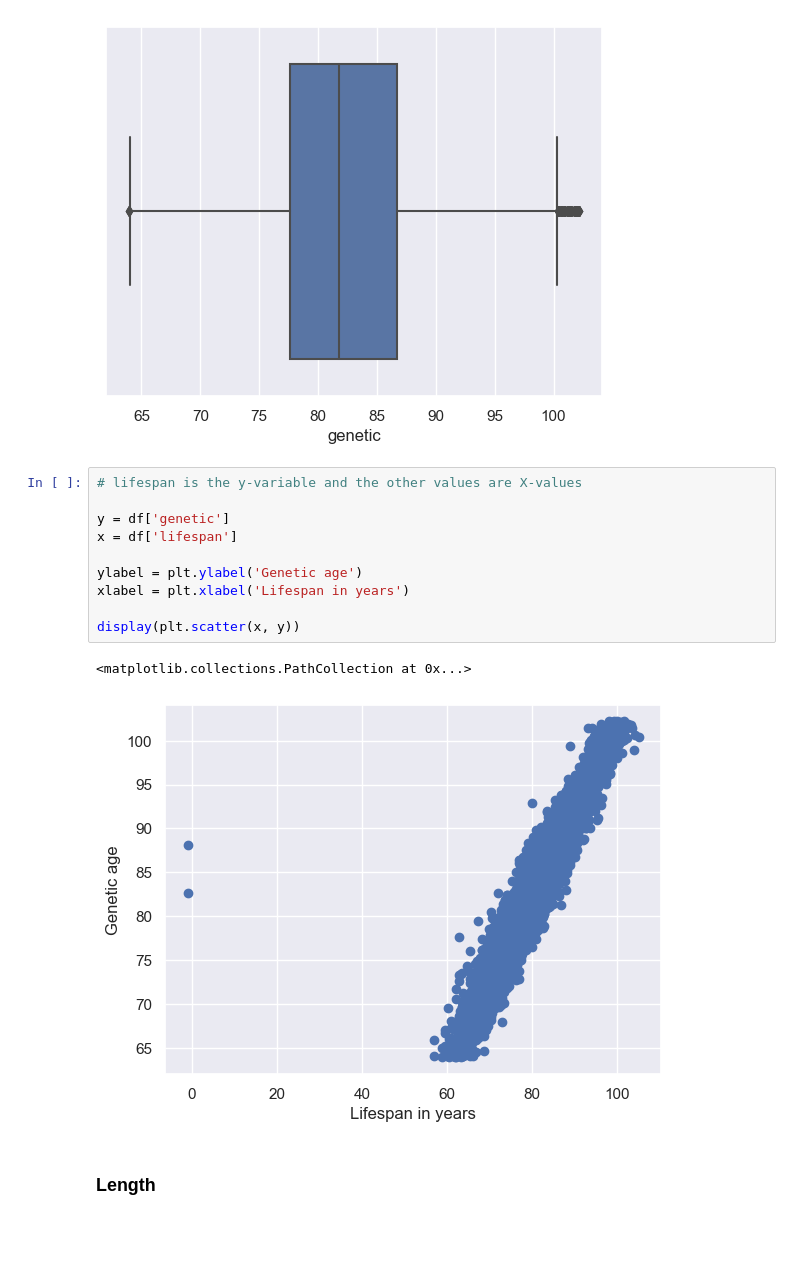
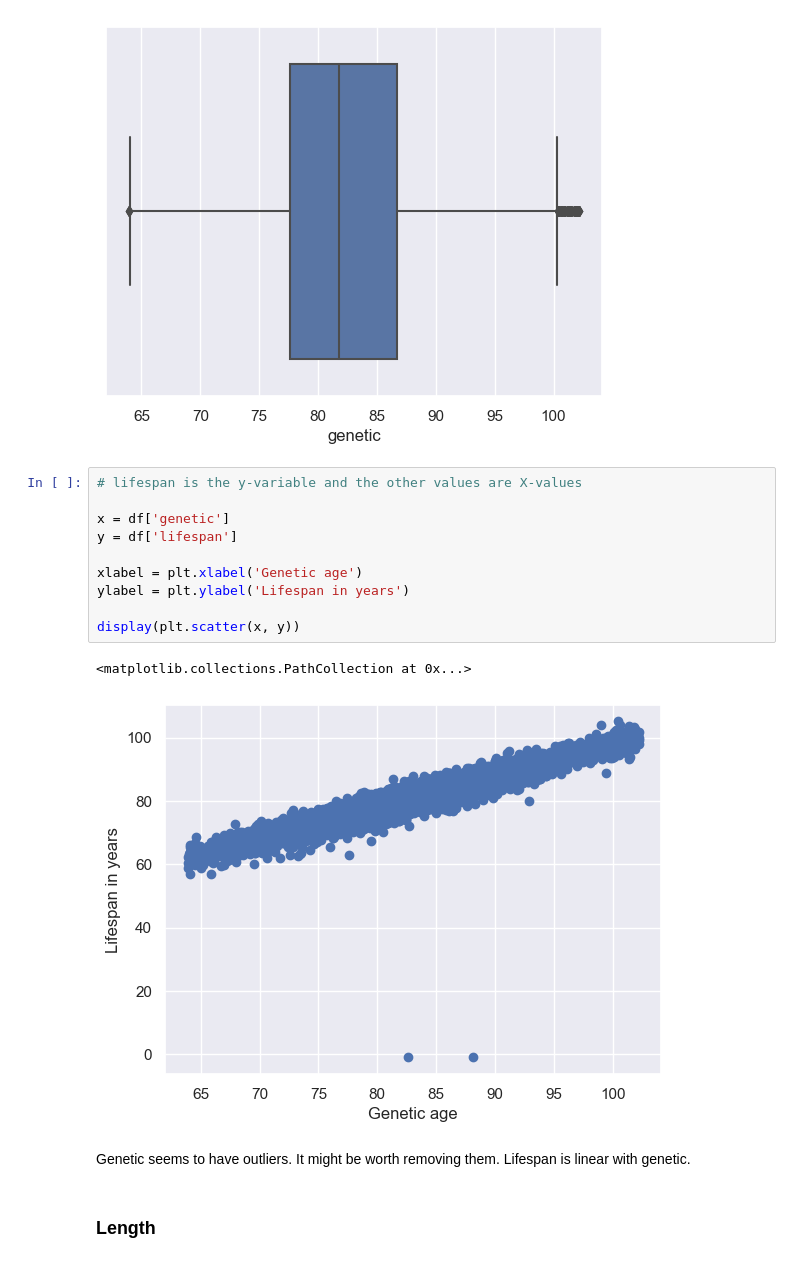
Before and after one commit to HansHR2023/MakeAIWork, a Jupyter notebook: Project/code/4_data_interpretatie_EDA.ipynb, the cells around one changed output. Cells and saved outputs as stored; diff of their text form; blank space fills up the shorter version.

```diff
--- a/Project/code/4_data_interpretatie_EDA.ipynb
+++ b/Project/code/4_data_interpretatie_EDA.ipynb
@@ -91,16 +91,19 @@ sns.boxplot(x=df['genetic'])
 # %%
 # lifespan is the y-variable and the other values are X-values
 
-y = df['genetic']
-x = df['lifespan']
+x = df['genetic']
+y = df['lifespan']
 
-ylabel = plt.ylabel('Genetic age')
-xlabel = plt.xlabel('Lifespan in years')
+xlabel = plt.xlabel('Genetic age')
+ylabel = plt.ylabel('Lifespan in years')
 
 display(plt.scatter(x, y))
 # %% [output]
 <matplotlib.collections.PathCollection at 0x...>
-[figure, old version]
+[figure, new version]
+# %% [markdown]
+Genetic seems to have outliers. It might be worth removing them.
+Lifespan is linear with genetic.
 # %% [markdown]
 ### Length
 # %%
```
Also changed, not shown: parts of 12 cells of this notebook, 7 other files.
